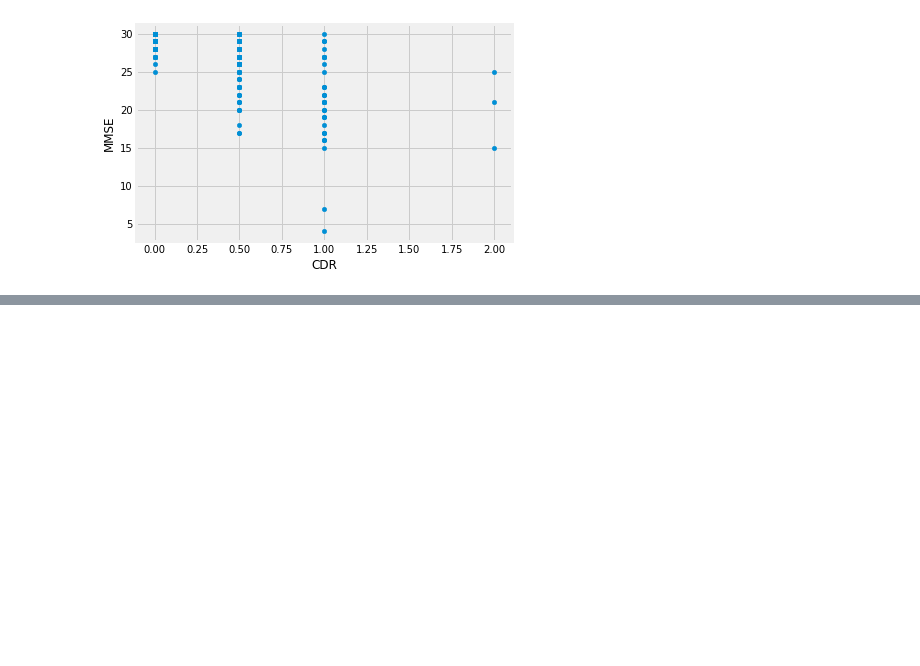
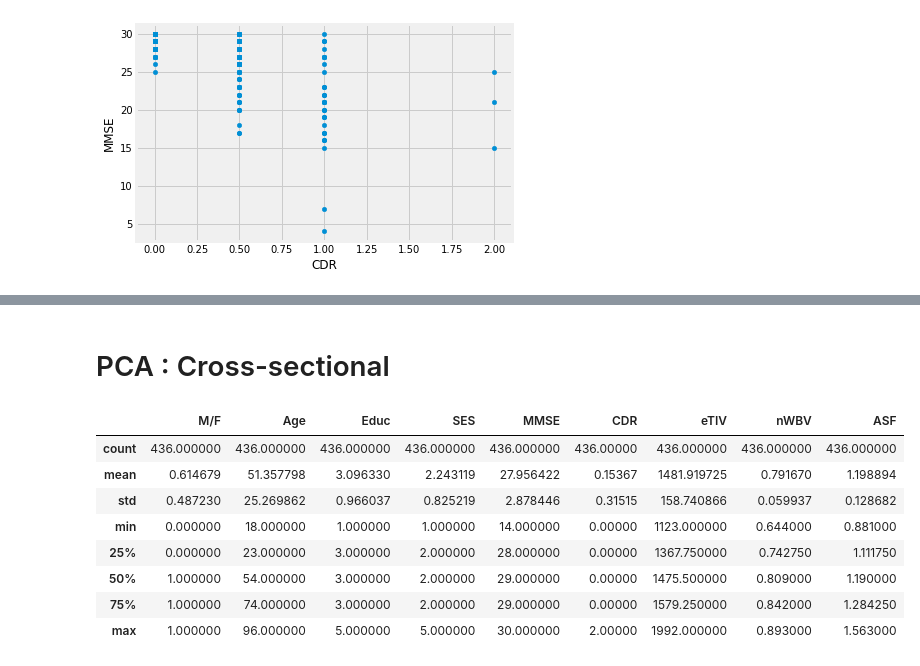
Before and after one commit to Kevin-Miao/MRIAlzheimers, a Jupyter notebook: [Phase 1] Cleaning Data and Looking for Trends.ipynb, the cells around one changed output, grey strips where cells are left out. Cells and saved outputs as stored; diff of their text form; code cells hidden in the pictures; blank space fills up the shorter version.

```diff
--- a/[Phase 1] Cleaning Data and Looking for Trends.ipynb
+++ b/[Phase 1] Cleaning Data and Looking for Trends.ipynb
@@ -164,0 +189,14 @@ lg.plot.scatter(x='CDR', y = 'MMSE')
+# %% [markdown]
+# PCA : Cross-sectional
+# %%
+cs.describe()
+# %% [output]
+|  | M/F | Age | Educ | SES | MMSE | CDR | eTIV | nWBV | ASF |
+| count | 436.000000 | 436.000000 | 436.000000 | 436.000000 | 436.000000 | 436.00000 | 436.000000 | 436.000000 | 436.000000 |
+| mean | 0.614679 | 51.357798 | 3.096330 | 2.243119 | 27.956422 | 0.15367 | 1481.919725 | 0.791670 | 1.198894 |
+| std | 0.487230 | 25.269862 | 0.966037 | 0.825219 | 2.878446 | 0.31515 | 158.740866 | 0.059937 | 0.128682 |
+| min | 0.000000 | 18.000000 | 1.000000 | 1.000000 | 14.000000 | 0.00000 | 1123.000000 | 0.644000 | 0.881000 |
+| 25% | 0.000000 | 23.000000 | 3.000000 | 2.000000 | 28.000000 | 0.00000 | 1367.750000 | 0.742750 | 1.111750 |
+| 50% | 1.000000 | 54.000000 | 3.000000 | 2.000000 | 29.000000 | 0.00000 | 1475.500000 | 0.809000 | 1.190000 |
+| 75% | 1.000000 | 74.000000 | 3.000000 | 2.000000 | 29.000000 | 0.00000 | 1579.250000 | 0.842000 | 1.284250 |
+| max | 1.000000 | 96.000000 | 5.000000 | 5.000000 | 30.000000 | 2.00000 | 1992.000000 | 0.893000 | 1.563000 |
```
Also changed, not shown: parts of 34 cells of this notebook, 2 other files.
